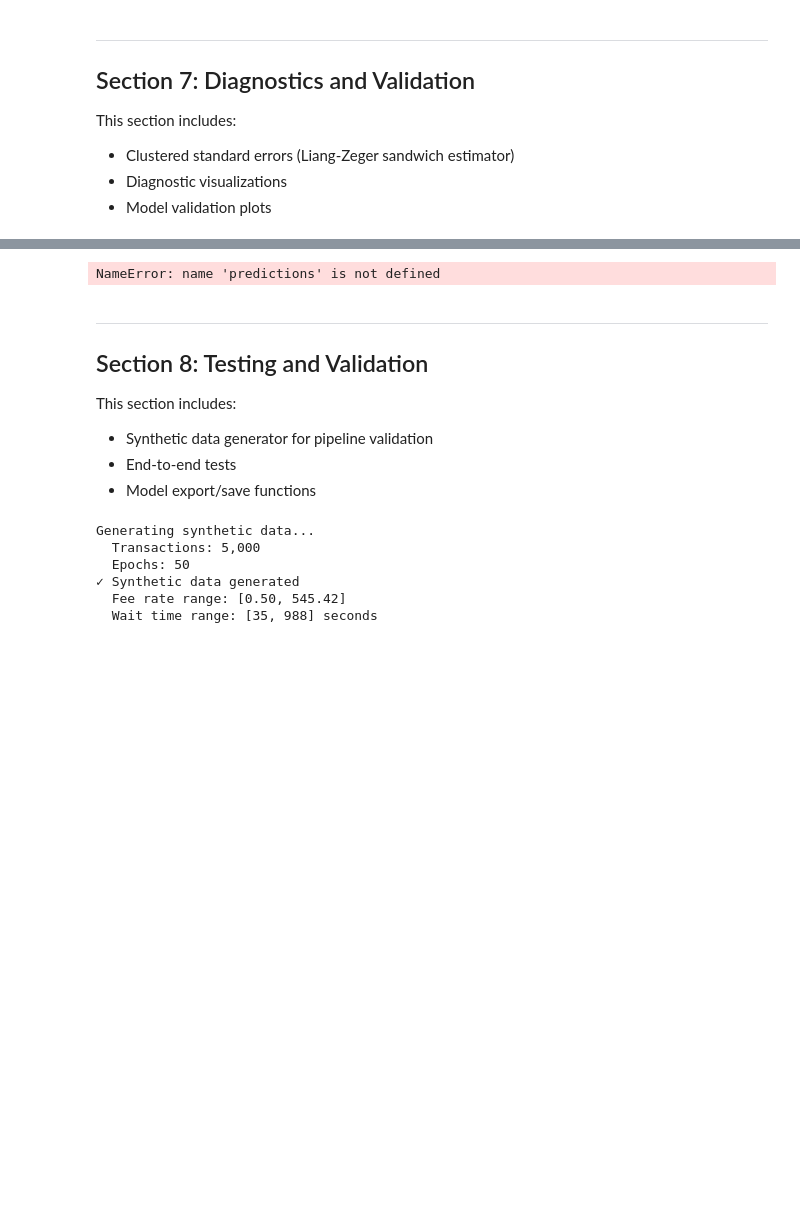
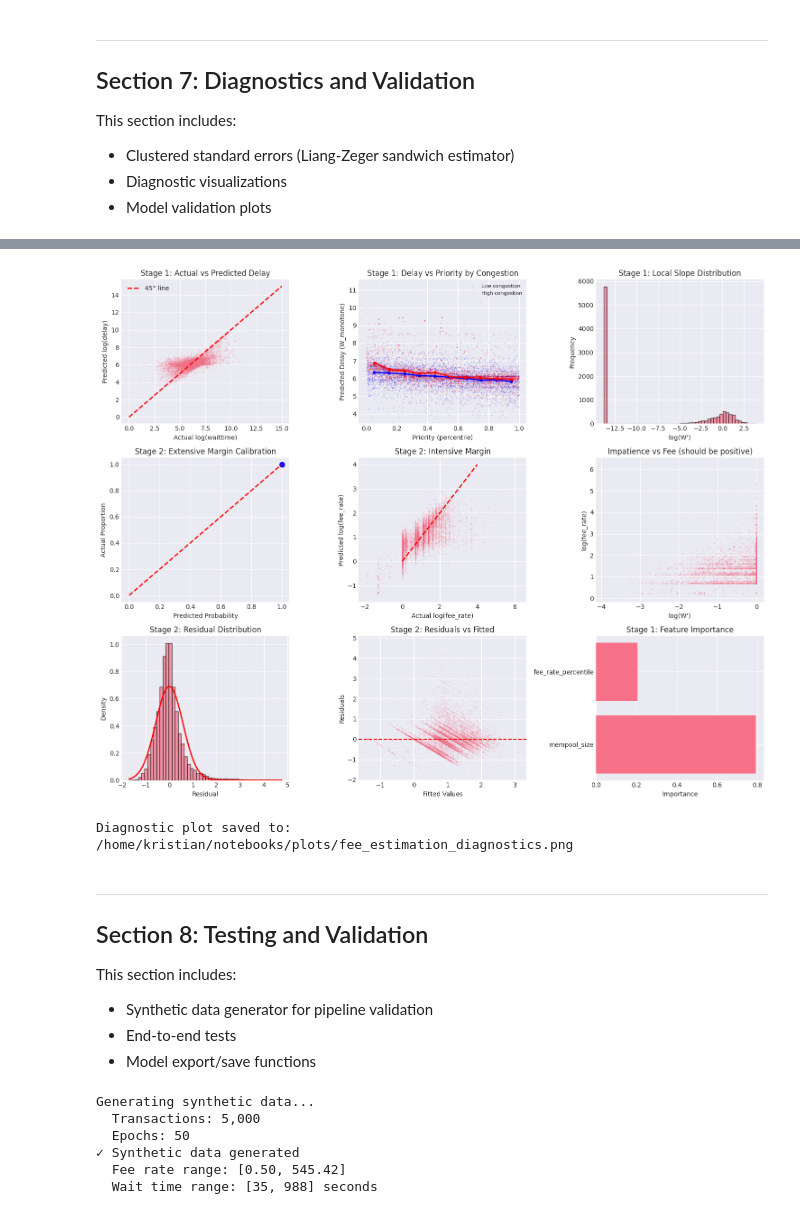
Before and after one commit to Krisp140/bitcoin-fee, a Jupyter notebook: bitcoin_fee_estimation_pipeline.ipynb, the cells around one changed output, grey strips where cells are left out. Drawn from its saved outputs; the diff is of its cells as text; code cells hidden in the pictures; blank space fills up the shorter version.

```diff
--- a/bitcoin_fee_estimation_pipeline.ipynb
+++ b/bitcoin_fee_estimation_pipeline.ipynb
@@ -3984,18 +3931,18 @@ def plot_diagnostics(df: pd.DataFrame, stage1: DelayTechnologyEstimator,
     if len(payers) > 0:
         ax.scatter(np.log(payers['actual_fee_rate']),
                   payers['E_log_fee_conditional'], alpha=0.1, s=1)
-        ax.plot([0, 10], [0, 10], 'r--', lw=2)
+        ax.plot([0, 4], [0, 4], 'r--', lw=2)
         ax.set_xlabel('Actual log(fee_rate)')
         ax.set_ylabel('Predicted log(fee_rate)')
         ax.set_title('Stage 2: Intensive Margin')
 
-    # 2.3 Impatience Effect
+    # 2.3 Delay Gradient Effect
     ax = axes[1, 2]
-    valid_mask = df_sample['log_impatience'].notna() & df_sample['log_fee_rate'].notna()
+    valid_mask = df_sample['log_Wprime'].notna() & df_sample['log_fee_rate'].notna()
     if valid_mask.sum() > 0:
-        ax.scatter(df_sample.loc[valid_mask, 'log_impatience'],
+        ax.scatter(df_sample.loc[valid_mask, 'log_Wprime'],
                   df_sample.loc[valid_mask, 'log_fee_rate'], alpha=0.1, s=1)
-        ax.set_xlabel('log(impatience)')
+        ax.set_xlabel('log(W\')')
         ax.set_ylabel('log(fee_rate)')
         ax.set_title('Impatience vs Fee (should be positive)')
 
@@ -4017,34 +3964,35 @@ def plot_diagnostics(df: pd.DataFrame, stage1: DelayTechnologyEstimator,
     ax = axes[2, 1]
     if len(payers) > 0:
         residuals = np.log(payers['actual_fee_rate']) - payers['E_log_fee_conditional']
         ax.scatter(payers['E_log_fee_conditional'], residuals, alpha=0.1, s=1)
         ax.axhline(y=0, color='r', linestyle='--')
         ax.set_xlabel('Fitted Values')
         ax.set_ylabel('Residuals')
         ax.set_title('Stage 2: Residuals vs Fitted')
 
     # 3.3 Feature Importance (from Random Forest)
     ax = axes[2, 2]
     if stage1.model is not None:
         importances = stage1.model.feature_importances_
         feature_names = stage1.FEATURES
         idx = np.argsort(importances)[::-1]
         ax.barh(range(len(importances)), importances[idx])
         ax.set_yticks(range(len(importances)))
         ax.set_yticklabels([stage1.FEATURES[i] for i in idx])
         ax.set_xlabel('Importance')
         ax.set_title('Stage 1: Feature Importance')
 
     plt.tight_layout()
     return fig
 
 # Generate diagnostics
 fig = plot_diagnostics(df, stage1, stage2, predictions)
 plt.savefig('/home/kristian/notebooks/plots/fee_estimation_diagnostics.png', dpi=150, bbox_inches='tight')
 plt.show()
 print("\nDiagnostic plot saved to: /home/kristian/notebooks/plots/fee_estimation_diagnostics.png")
 # %% [output]
+[figure, added]
-NameError: name 'predictions' is not defined
+Diagnostic plot saved to: /home/kristian/notebooks/plots/fee_estimation_diagnostics.png
 # %% [markdown]
 ---
 ## Section 8: Testing and Validation
```
Also changed, not shown: parts of 30 cells of this notebook, 34 other files.
